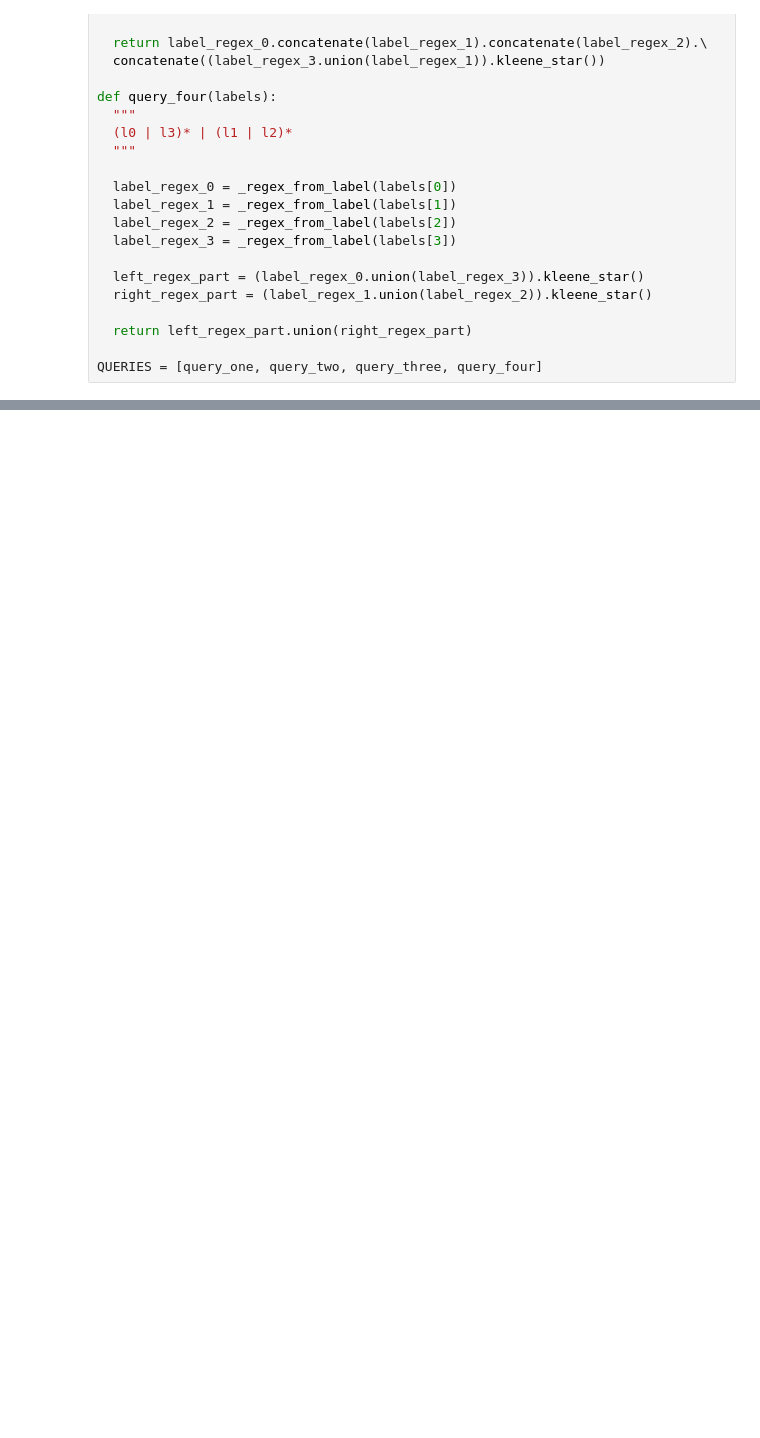
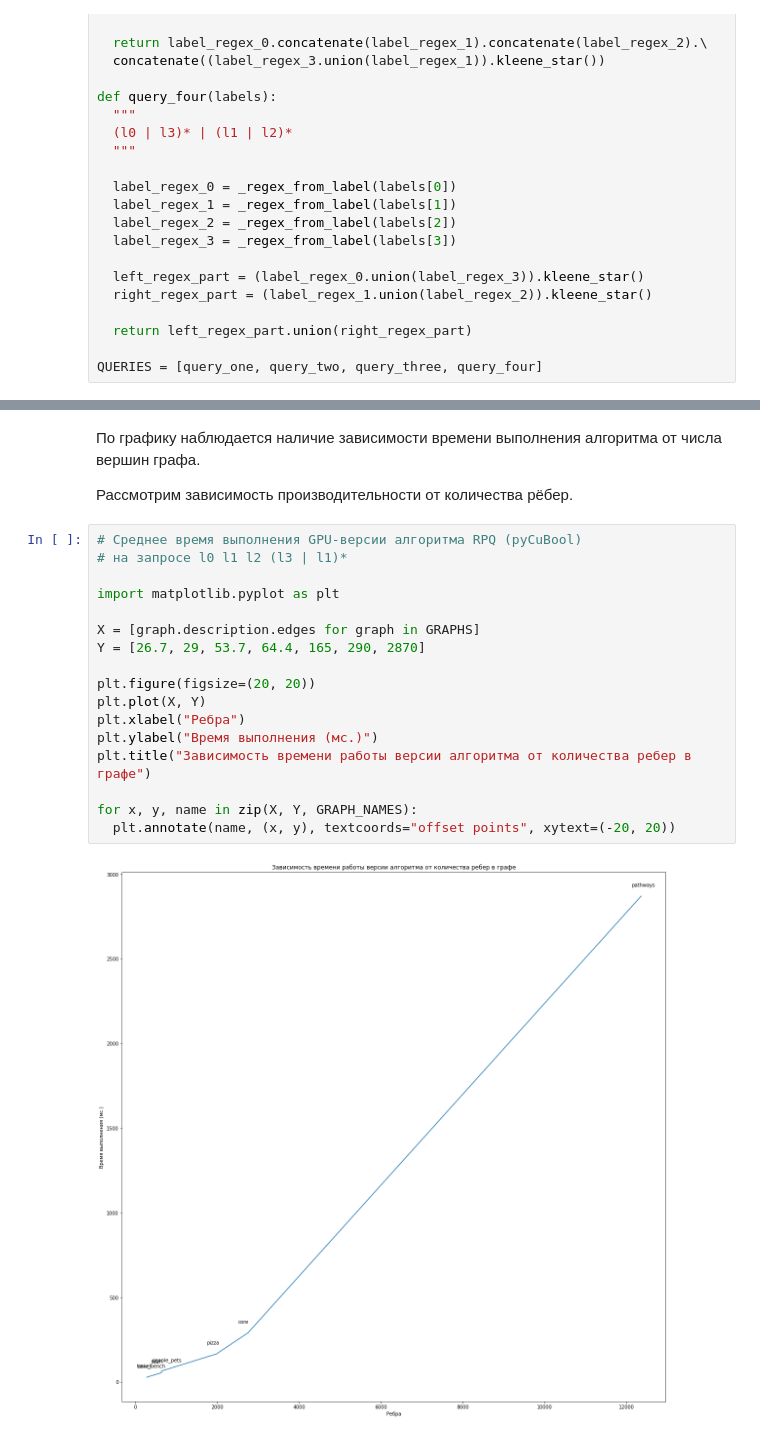
Before and after one commit to FormalLanguageConstrainedPathQuerying/formal-lang-course, a Jupyter notebook: researches/rpq_research.ipynb, the cells around one changed output, grey strips where cells are left out. Drawn from its saved outputs; the diff is of its cells as text; blank space fills up the shorter version.

```diff
--- a/researches/rpq_research.ipynb
+++ b/researches/rpq_research.ipynb
@@ -342,0 +343,23 @@ ValueError: ignored
+# %% [markdown]
+По графику наблюдается наличие зависимости времени выполнения алгоритма от числа вершин графа.
+
+Рассмотрим зависимость производительности от количества рёбер.
+# %%
+# Среднее время выполнения GPU-версии алгоритма RPQ (pyCuBool)
+# на запросе l0 l1 l2 (l3 | l1)*
+
+import matplotlib.pyplot as plt
+
+X = [graph.description.edges for graph in GRAPHS]
+Y = [26.7, 29, 53.7, 64.4, 165, 290, 2870]
+
+plt.figure(figsize=(20, 20))
+plt.plot(X, Y)
+plt.xlabel("Ребра")
+plt.ylabel("Время выполнения (мс.)")
+plt.title("Зависимость времени работы версии алгоритма от количества ребер в графе")
+
+for x, y, name in zip(X, Y, GRAPH_NAMES):
+  plt.annotate(name, (x, y), textcoords="offset points", xytext=(-20, 20))
+# %% [output]
+[figure, added]
```
Also changed, not shown: parts of 16 cells of this notebook.
